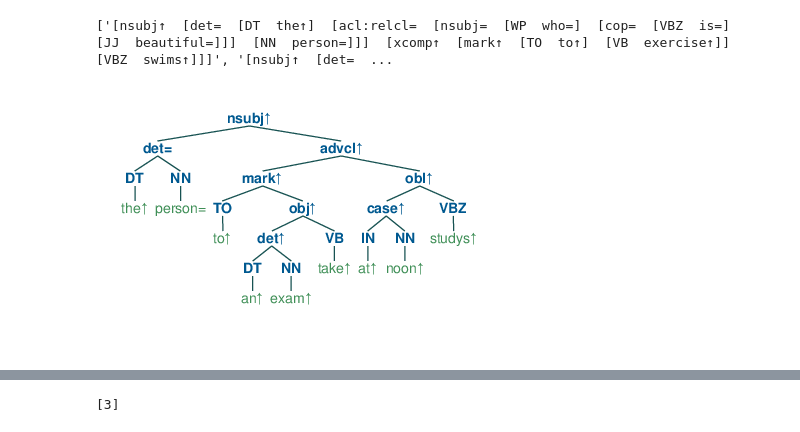
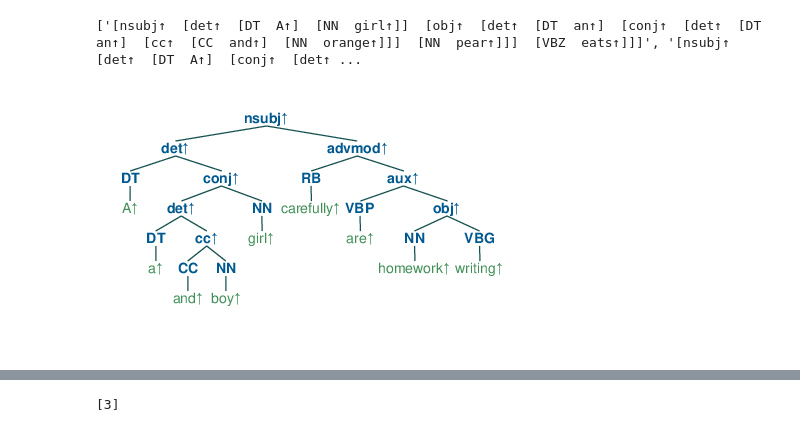
Before and after one commit to eric11eca/NeuralLog, a Jupyter notebook: src/theory_align.ipynb, the cells around one changed output, grey strips where cells are left out. Cells and saved outputs as stored; diff of their text form; code cells hidden in the pictures.

```diff
--- a/src/theory_align.ipynb
+++ b/src/theory_align.ipynb
@@ -36,12 +54,14 @@ directions = {0: "lexical", 1: "phrasal", 2: "syntatic_variation", 3: "implicati
 sentenceset = ["This are 2 specially cool dog food", "Animal cut fresh meat carefully every month"]
 test1 = ["A lady cuts some meat", "A woman cuts some meat"]
 testWhich = ["a lady who is beautiful drives a car that is old ", "A beautiful woman drives a old car"]
-testAnd = ["A girl eats an pear and an orange", "A girl makes and eats an apple", "A girl and a boy are carefully writing homework"]
+testAnd = ["A girl eats an pear and an orange", "A black dog and a white dog are eating", "A girl makes and eats an apple", "A girl and a boy are carefully writing homework","A white and black dog is eating"]
 testWith = ["A girl carries the bag with a tie", "A girl with a costume eats an apple", "A boy shocks the dog under the roof"]
 testThere = ["There is a girl with a bag", "Here is the homework that I just wrote", "This is the pizza that I just ordered"]
 testExtract = ["The beautiful girl who is wearing a bowtie and sitting on the chair eats a pretty pear", "The pretty woman wearing a bowtie eats a pear", "The beautiful girl eats a pear that has beautiful marks"]
 test2 = ["A dog is eating food", "A dog is blue"]
-testToComp = ["The person who is beautiful swims to exercise", "The person studys at noon to take an exam", "The pretty woman wearing a bowtie eats a pear to take an exercise"]
+testToComp = ["The person who is beautiful swims to exercise", "The person studys at noon to take an exam", "The pretty woman wearing a bowtie eats a pear to take an exercise", "This group of people is practicing water safety and wearing preservers"]
+testIsDone = ["The book is placed on the ground", "We did not expect arrival of guests", "The fruit is eaten by the person"]
+testIsDoing = ["I am writing the homework","The man who is sitting on a chair is eating food","They are studying at the classroom"]
 #det order
 #add word/modifier
 #"and" in connection
@@ -66,13 +86,13 @@ def annotation2string(annotation):
 pipeline = PolarizationPipeline(verbose = 1)
 results = []
 results_tree = []
-for sent in testToComp:
+for sent in testAnd:
     tree = pipeline.single_polarization(sent)["polarized_tree"]
     results_tree.append(tree)
     results.append(pipeline.postprocess(tree,""))
 print(results)
 # %% [output]
-['[nsubj↑  [det=  [DT  the↑]  [acl:relcl=  [nsubj=  [WP  who=]  [cop=  [VBZ  is=]  [JJ  beautiful=]]]  [NN  person=]]]  [xcomp↑  [mark↑  [TO  to↑]  [VB  exercise↑]]  [VBZ  swims↑]]]', '[nsubj↑  [det=  ...
+['[nsubj↑  [det↑  [DT  A↑]  [NN  girl↑]]  [obj↑  [det↑  [DT  an↑]  [conj↑  [det↑  [DT  an↑]  [cc↑  [CC  and↑]  [NN  orange↑]]]  [NN  pear↑]]]  [VBZ  eats↑]]]', '[nsubj↑  [det↑  [DT  A↑]  [conj↑  [det↑ ...
 # %%
 class Unode:
     def __init__(self,prop,word,npos, mark):
@@ -271,10 +294,10 @@ def visualize_tree(tree):
     jupyter_draw_nltk_tree(btree)
 # %%
 #print_as_graph(results[0][4])
-visualize_tree(results[1])
+visualize_tree(results[2])
 #print_tree_simple(results[0][4])
 # %% [output]
-[figure, old version]
+[figure, new version]
 # %%
 def draw_graph():
     output = Image.new("RGB", (500, 500), (255,255,255))
```
Also changed, not shown: parts of 31 cells of this notebook, 1 other file.
